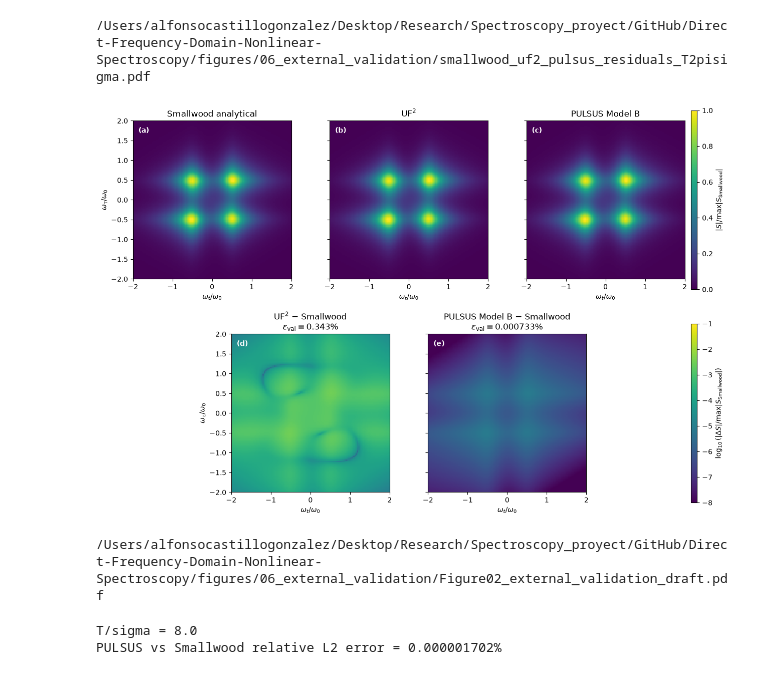
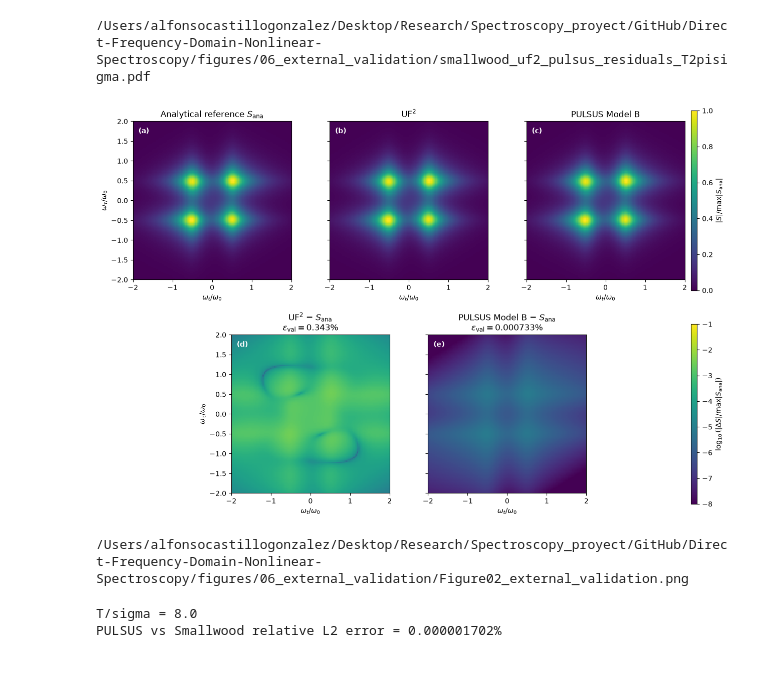
Before and after one commit to Alfonsonoe98/Direct-Frequency-Domain-Nonlinear-Spectroscopy, a Jupyter notebook: notebooks/06_smallwood_uf2_pulsus_validation.ipynb, the cells around one changed output. Cells and saved outputs as stored; diff of their text form; code cells hidden in the pictures.

Commit message:
Standardize analytical benchmark notation and update Fig. 2

```diff
--- a/notebooks/06_smallwood_uf2_pulsus_validation.ipynb
+++ b/notebooks/06_smallwood_uf2_pulsus_validation.ipynb
@@ -1410,36 +1410,47 @@ print(difference_path)
 [figure]
 /Users/alfonsocastillogonzalez/Desktop/Research/Spectroscopy_proyect/GitHub/Direct-Frequency-Domain-Nonlinear-Spectroscopy/figures/06_external_validation/smallwood_uf2_pulsus_residuals_T2pisigma.pdf
 # %%
-# Figure 2 draft: external finite-pulse validation
-# Inverted-pyramid layout with five square panels
+# Figure 2: external finite-pulse validation
+# Publication version using consistent S_ana notation
 
-scale = np.max(np.abs(S_smallwood_sep))
+S_ana = S_smallwood_sep
+
+scale = np.max(np.abs(S_ana))
 
 spectra = [
-    ("Smallwood analytical", np.abs(S_smallwood_sep) / scale),
-    (r"UF$^2$", np.abs(S_uf2_sep_compare) / scale),
-    ("PULSUS Model B", np.abs(S_pulsus_sep) / scale),
+    (
+        r"Analytical reference $S_{\mathrm{ana}}$",
+        np.abs(S_ana) / scale,
+    ),
+    (
+        r"UF$^2$",
+        np.abs(S_uf2_sep_compare) / scale,
+    ),
+    (
+        "PULSUS Model B",
+        np.abs(S_pulsus_sep) / scale,
+    ),
 ]
 
 floor = 1e-10
 
 residuals = [
     (
-        rf"UF$^2$ $-$ Smallwood"
+        rf"UF$^2$ $-$ $S_{{\mathrm{{ana}}}}$"
         "\n"
         rf"$\epsilon_{{\mathrm{{val}}}}={100*error_sep:.3f}\%$",
         np.log10(
             np.maximum(
                 np.abs(
                     S_uf2_sep_compare
-                    - S_smallwood_sep
+                    - S_ana
                 ) / scale,
                 floor,
             )
         ),
     ),
     (
-        "PULSUS Model B $-$ Smallwood"
+        r"PULSUS Model B $-$ $S_{\mathrm{ana}}$"
         "\n"
         rf"$\epsilon_{{\mathrm{{val}}}}="
         rf"{100*error_pulsus_smallwood:.6f}\%$",
@@ -1447,7 +1458,7 @@ residuals = [
             np.maximum(
                 np.abs(
                     S_pulsus_sep
-                    - S_smallwood_sep
+                    - S_ana
                 ) / scale,
                 floor,
             )
@@ -1460,17 +1471,6 @@ fig = plt.figure(
     figsize=(12.5, 8.3),
     layout="constrained",
 )
-
-# Six equal-width plotting columns plus one narrow
-# colorbar column.
-#
-# Top:
-#   aa bb cc |
-#
-# Bottom:
-#    dd ee   |
-#
-# so the lower row is centered beneath the upper row.
 
 gs = fig.add_gridspec(
     2,
@@ -1511,13 +1511,10 @@ for i, (ax, (title, Z)) in enumerate(
         cmap="viridis",
         vmin=0.0,
         vmax=1.0,
-        rasterized=True,
     )
 
     ax.set_xlim(-2, 2)
     ax.set_ylim(-2, 2)
-
-    # Force a square plotting region
     ax.set_box_aspect(1)
 
     ax.set_xlabel(
@@ -1550,8 +1547,7 @@ cbar_top = fig.colorbar(
 )
 
 cbar_top.set_label(
-    r"$|S|/"
-    r"\max|S_{\mathrm{Smallwood}}|$"
+    r"$|S|/\max|S_{\mathrm{ana}}|$"
 )
 
 
@@ -1580,13 +1576,10 @@ for i, (ax, (title, Z)) in enumerate(
         cmap="viridis",
         vmin=-8,
         vmax=-1,
-        rasterized=True,
     )
 
     ax.set_xlim(-2, 2)
     ax.set_ylim(-2, 2)
-
-    # Same physical size/aspect as the top panels
     ax.set_box_aspect(1)
 
     ax.set_xlabel(
@@ -1611,40 +1604,38 @@ for i, (ax, (title, Z)) in enumerate(
 
 axes_bottom[0].set_ylabel(
     r"$\omega_\tau/\omega_0$"
 )
 
 cbar_bottom = fig.colorbar(
     mesh_bottom,
     cax=cax_bottom,
 )
 
 cbar_bottom.set_label(
     r"$\log_{10}\left("
     r"|\Delta S|/"
-    r"\max|S_{\mathrm{Smallwood}}|"
+    r"\max|S_{\mathrm{ana}}|"
     r"\right)$"
 )
 
 
-
-
-
 figure2_path = (
     FIGDIR
-    / "Figure02_external_validation_draft.pdf"
+    / "Figure02_external_validation.png"
 )
 
 fig.savefig(
     figure2_path,
+    dpi=600,
     bbox_inches="tight",
 )
 
 plt.show()
 
 print(figure2_path)
 # %% [output]
-[figure, old version]
+[figure, new version]
-/Users/alfonsocastillogonzalez/Desktop/Research/Spectroscopy_proyect/GitHub/Direct-Frequency-Domain-Nonlinear-Spectroscopy/figures/06_external_validation/Figure02_external_validation_draft.pdf
+/Users/alfonsocastillogonzalez/Desktop/Research/Spectroscopy_proyect/GitHub/Direct-Frequency-Domain-Nonlinear-Spectroscopy/figures/06_external_validation/Figure02_external_validation.png
 # %%
 # Check whether the tiny PULSUS-Smallwood residual
 # decreases further as the pulses become more separated.
```
Also changed, not shown: parts of 1 cell of this notebook, 3 other files.
